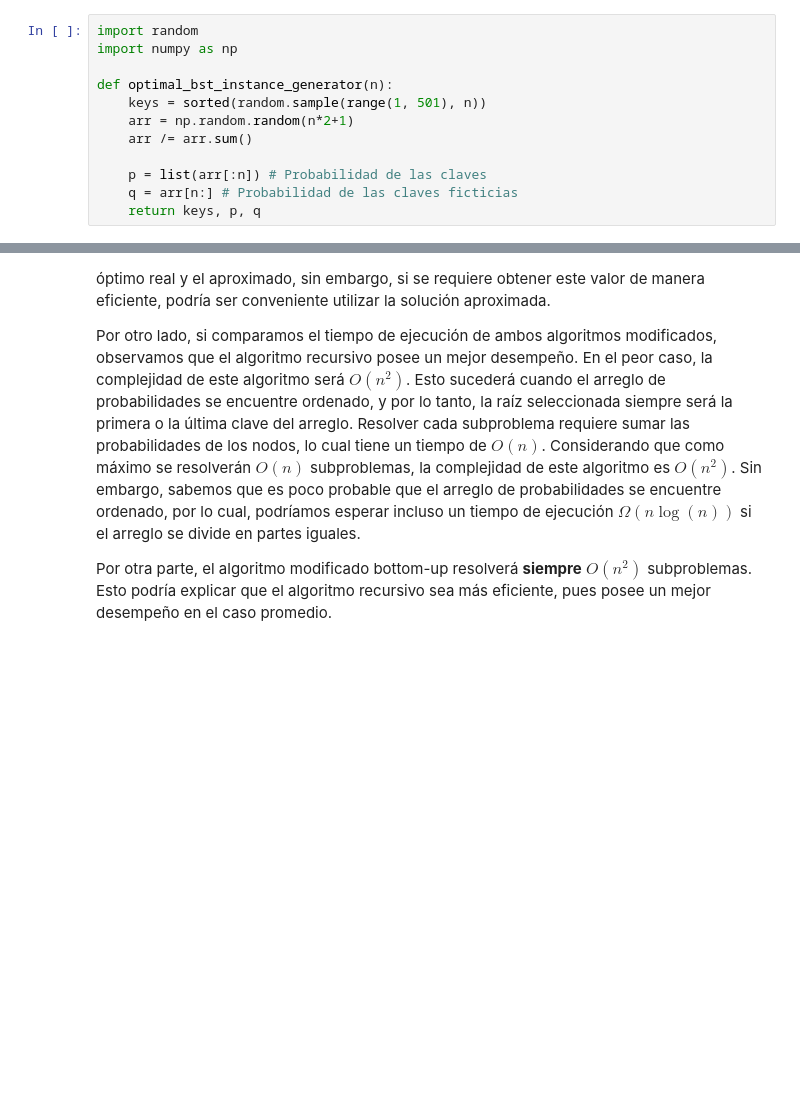
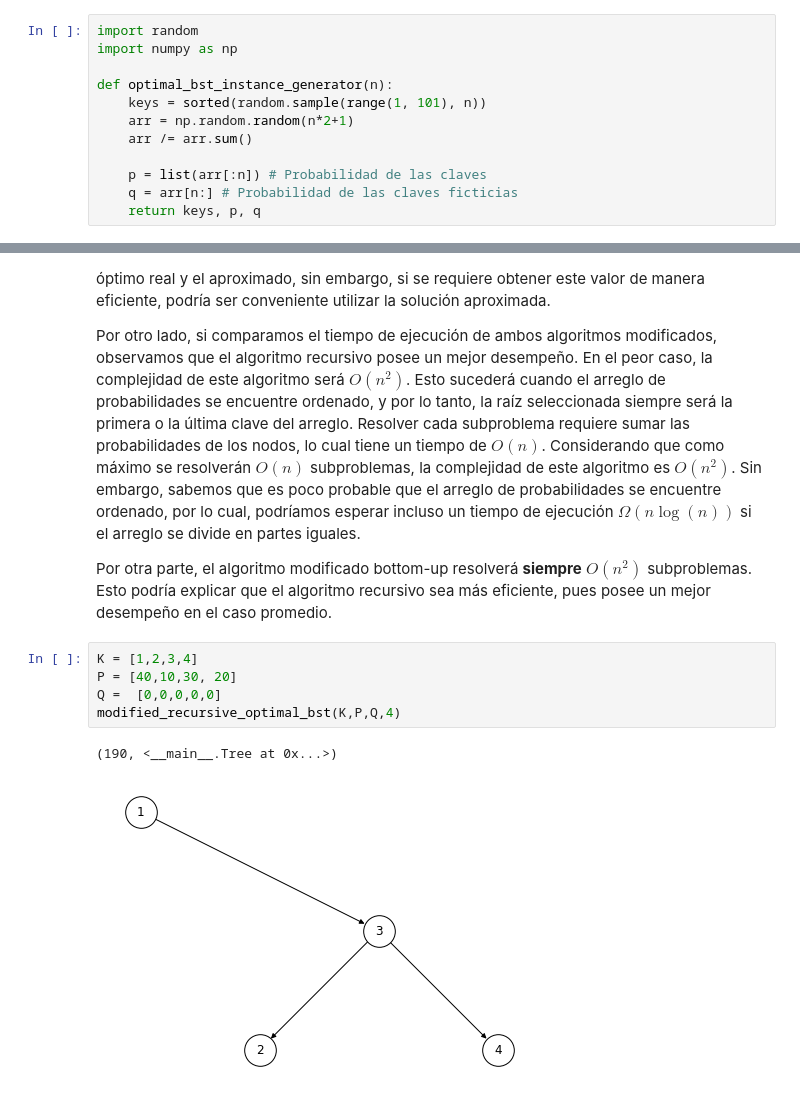
Before and after one commit to OscarRojasG/ADA-Informes, a Jupyter notebook: Informe8-OptimalBST.ipynb, the cells around one changed output, grey strips where cells are left out. Drawn from its saved outputs; the diff is of its cells as text; blank space fills up the shorter version.

```diff
--- a/Informe8-OptimalBST.ipynb
+++ b/Informe8-OptimalBST.ipynb
@@ -467,7 +467,7 @@ import random
 import numpy as np
 
 def optimal_bst_instance_generator(n):
-    keys = sorted(random.sample(range(1, 501), n))
+    keys = sorted(random.sample(range(1, 101), n))
     arr = np.random.random(n*2+1)
     arr /= arr.sum()
 
@@ -920,3 +924,11 @@ Observando el primer gráfico, vemos que el costo aproximado obtenido por ambos
 Por otro lado, si comparamos el tiempo de ejecución de ambos algoritmos modificados, observamos que el algoritmo recursivo posee un mejor desempeño. En el peor caso, la complejidad de este algoritmo será $O(n^2)$. Esto sucederá cuando el arreglo de probabilidades se encuentre ordenado, y por lo tanto, la raíz seleccionada siempre será la primera o la última clave del arreglo. Resolver cada subproblema requiere sumar las probabilidades de los nodos, lo cual tiene un tiempo de $O(n)$. Considerando que como máximo se resolverán $O(n)$ subproblemas, la complejidad de este algoritmo es $O(n^2)$. Sin embargo, sabemos que es poco probable que el arreglo de probabilidades se encuentre ordenado, por lo cual, podríamos esperar incluso un tiempo de ejecución $\Omega(n \log(n))$ si el arreglo se divide en partes iguales.
 
 Por otra parte, el algoritmo modificado bottom-up resolverá **siempre** $O(n^2)$ subproblemas. Esto podría explicar que el algoritmo recursivo sea más eficiente, pues posee un mejor desempeño en el caso promedio.
+# %%
+K = [1,2,3,4]
+P = [40,10,30, 20]
+Q =  [0,0,0,0,0]
+modified_recursive_optimal_bst(K,P,Q,4)
+# %% [output]
+(190, <__main__.Tree at 0x...>)
+[figure, added]
```
Also changed, not shown: parts of 2 cells of this notebook.
